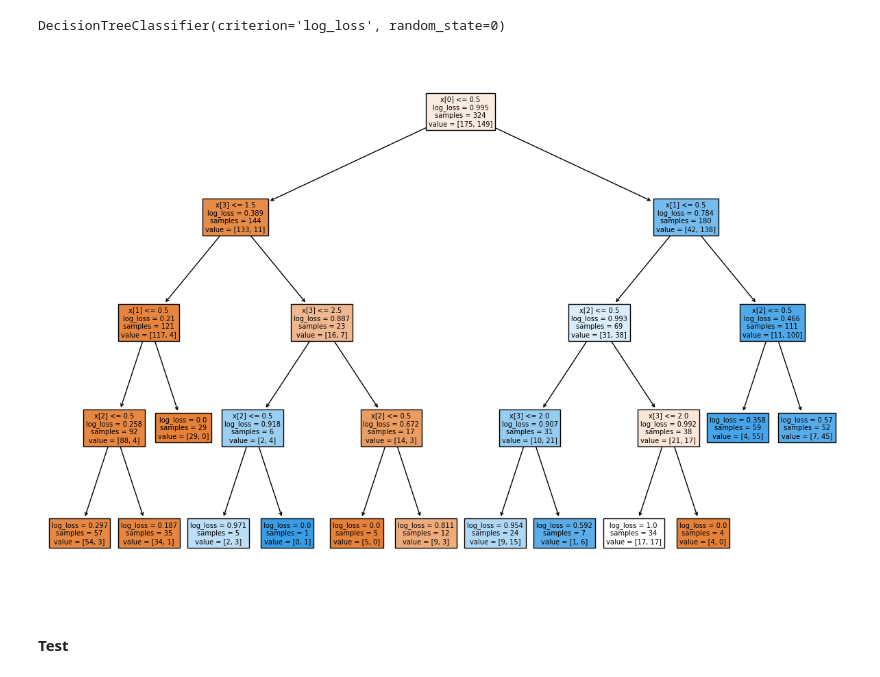
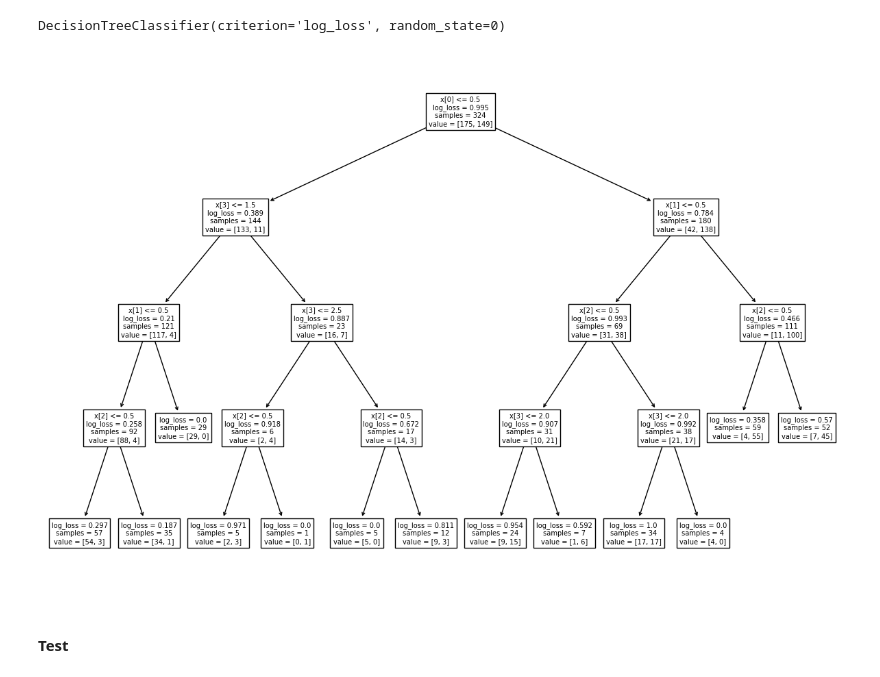
Before and after one commit to puttipongyy/BSC_DPDM23, a Jupyter notebook: Classification.ipynb, the cells around one changed output. Drawn from its saved outputs; the diff is of its cells as text; code cells hidden in the pictures.

```diff
--- a/Classification.ipynb
+++ b/Classification.ipynb
@@ -325,9 +327,9 @@ Dtree_log_loss.fit(X_train,y_train)
 DecisionTreeClassifier(criterion='log_loss', random_state=0)
 # %%
 _, ax = plt.subplots(figsize=(15,10))
-tree.plot_tree(Dtree_log_loss, filled = True, ax= ax);
+tree.plot_tree(Dtree_log_loss, ax= ax);
 # %% [output]
-[figure, old version]
+[figure, new version]
 # %% [markdown]
 #### Test
 # %%
```
Also changed, not shown: parts of 20 cells of this notebook.
